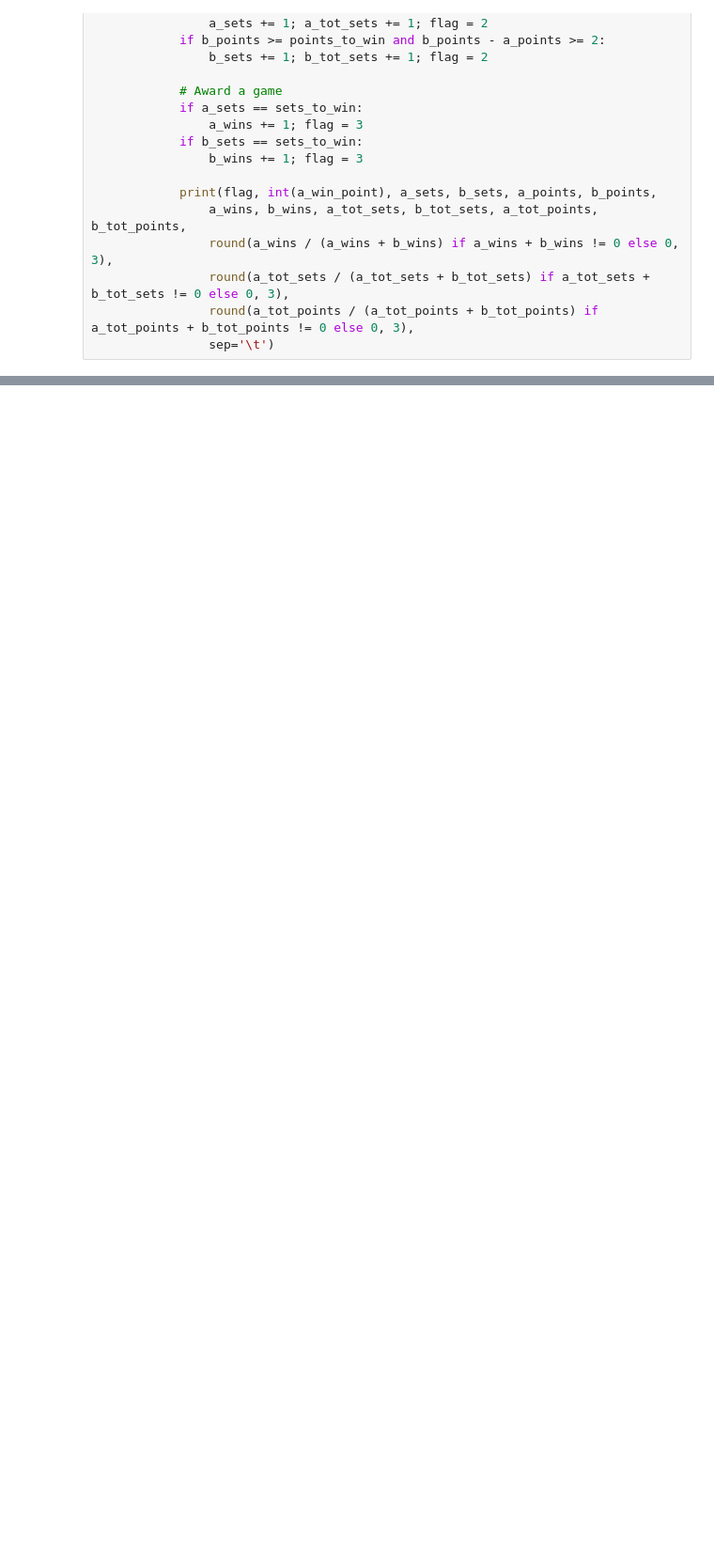
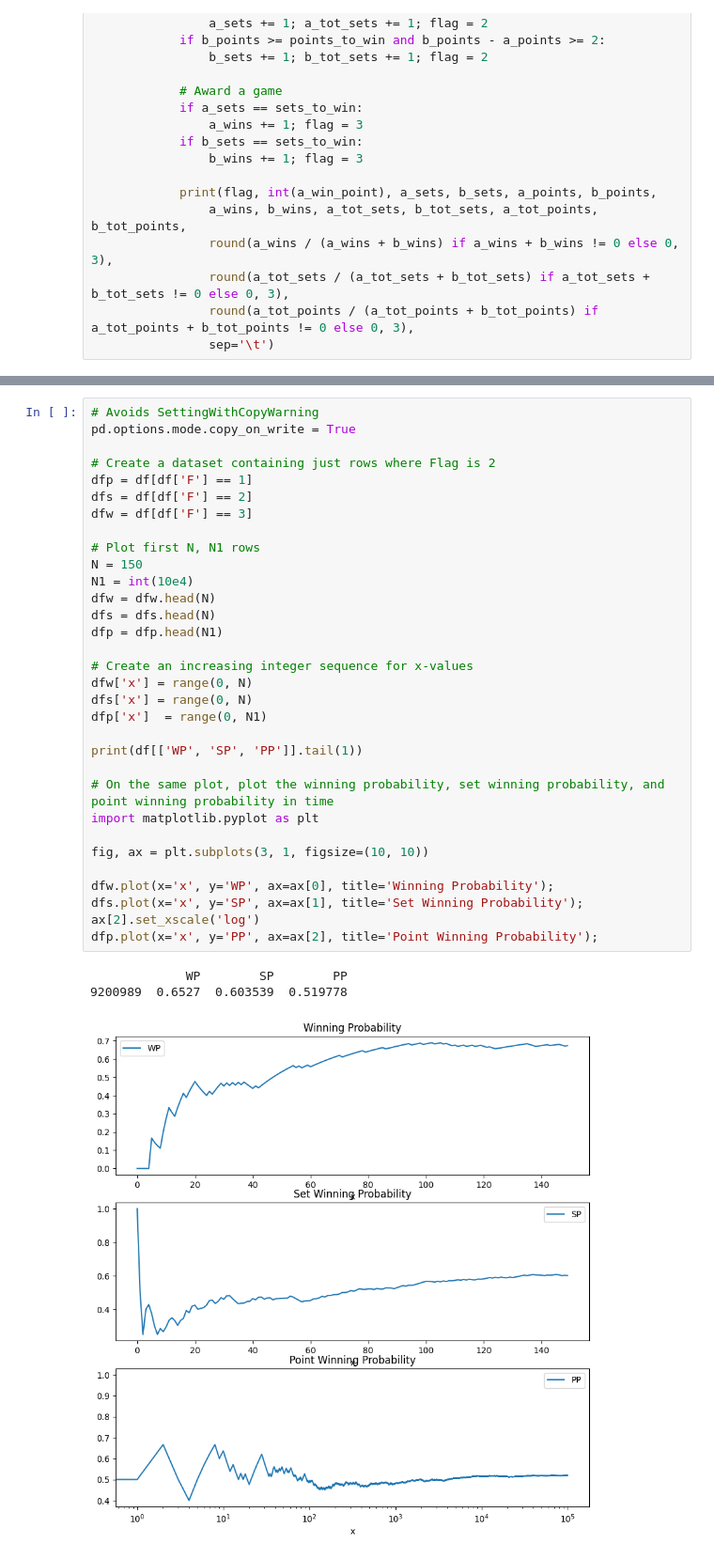
Before and after one commit to lucabol/sportsim, a Jupyter notebook: volley.ipynb, the cells around one changed output, grey strips where cells are left out. Shown at 94% size. Saved outputs shown, nothing was run; the diff lists cells and outputs as text; blank space fills up the shorter version.

```diff
--- a/volley.ipynb
+++ b/volley.ipynb
@@ -100,0 +158,36 @@ dfp.plot(x='x', y='PP', ax=ax[2], title='Point Winning Probability');
+# %%
+# Avoids SettingWithCopyWarning
+pd.options.mode.copy_on_write = True
+
+# Create a dataset containing just rows where Flag is 2
+dfp = df[df['F'] == 1]
+dfs = df[df['F'] == 2]
+dfw = df[df['F'] == 3]
+
+# Plot first N, N1 rows
+N = 150
+N1 = int(10e4)
+dfw = dfw.head(N)
+dfs = dfs.head(N)
+dfp = dfp.head(N1)
+
+# Create an increasing integer sequence for x-values
+dfw['x'] = range(0, N)
+dfs['x'] = range(0, N)
+dfp['x']  = range(0, N1)
+
+print(df[['WP', 'SP', 'PP']].tail(1))
+
+# On the same plot, plot the winning probability, set winning probability, and point winning probability in time
+import matplotlib.pyplot as plt
+
+fig, ax = plt.subplots(3, 1, figsize=(10, 10))
+
+dfw.plot(x='x', y='WP', ax=ax[0], title='Winning Probability');
+dfs.plot(x='x', y='SP', ax=ax[1], title='Set Winning Probability');
+ax[2].set_xscale('log')
+dfp.plot(x='x', y='PP', ax=ax[2], title='Point Winning Probability');
+# %% [output]
+             WP        SP        PP
+9200989  0.6527  0.603539  0.519778
+[figure, added]
```
Also changed, not shown: parts of 2 cells of this notebook.
